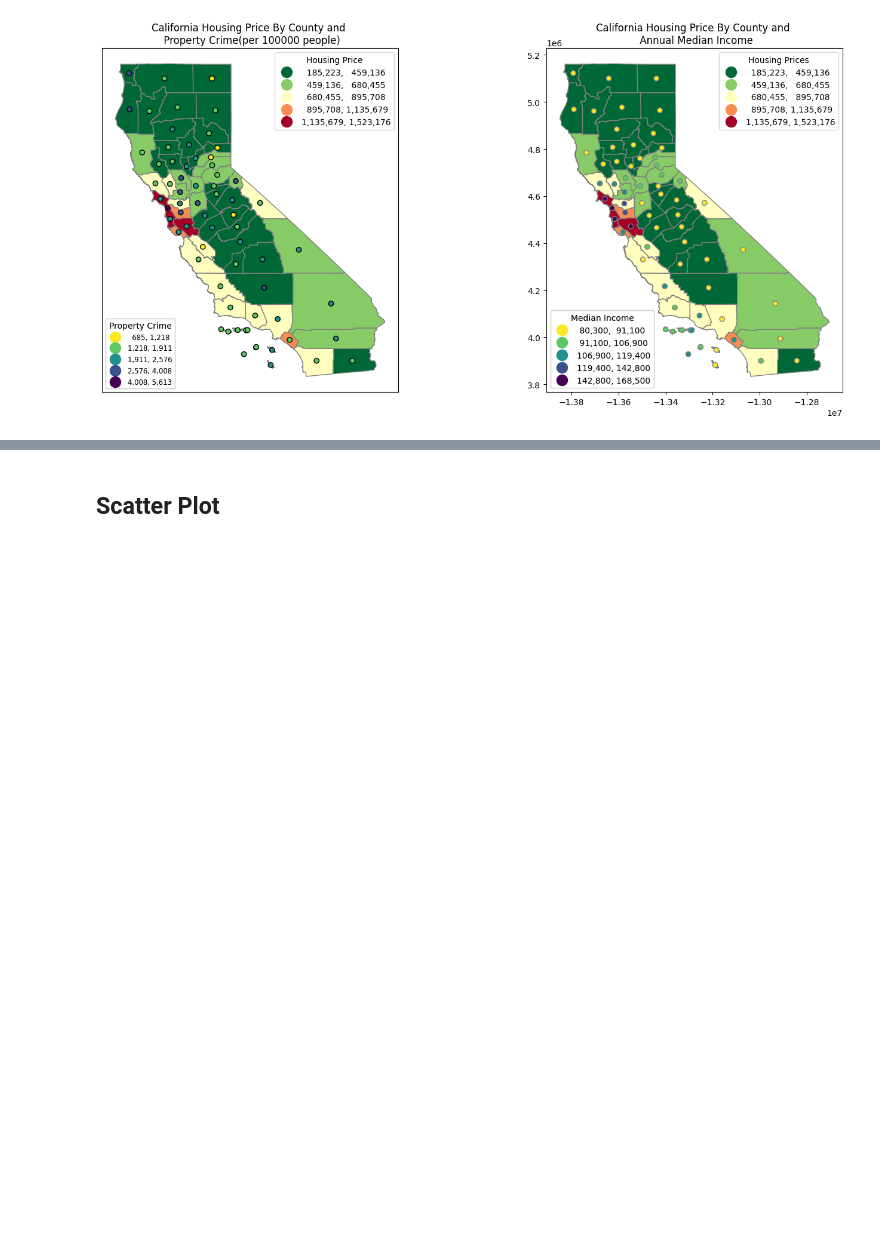
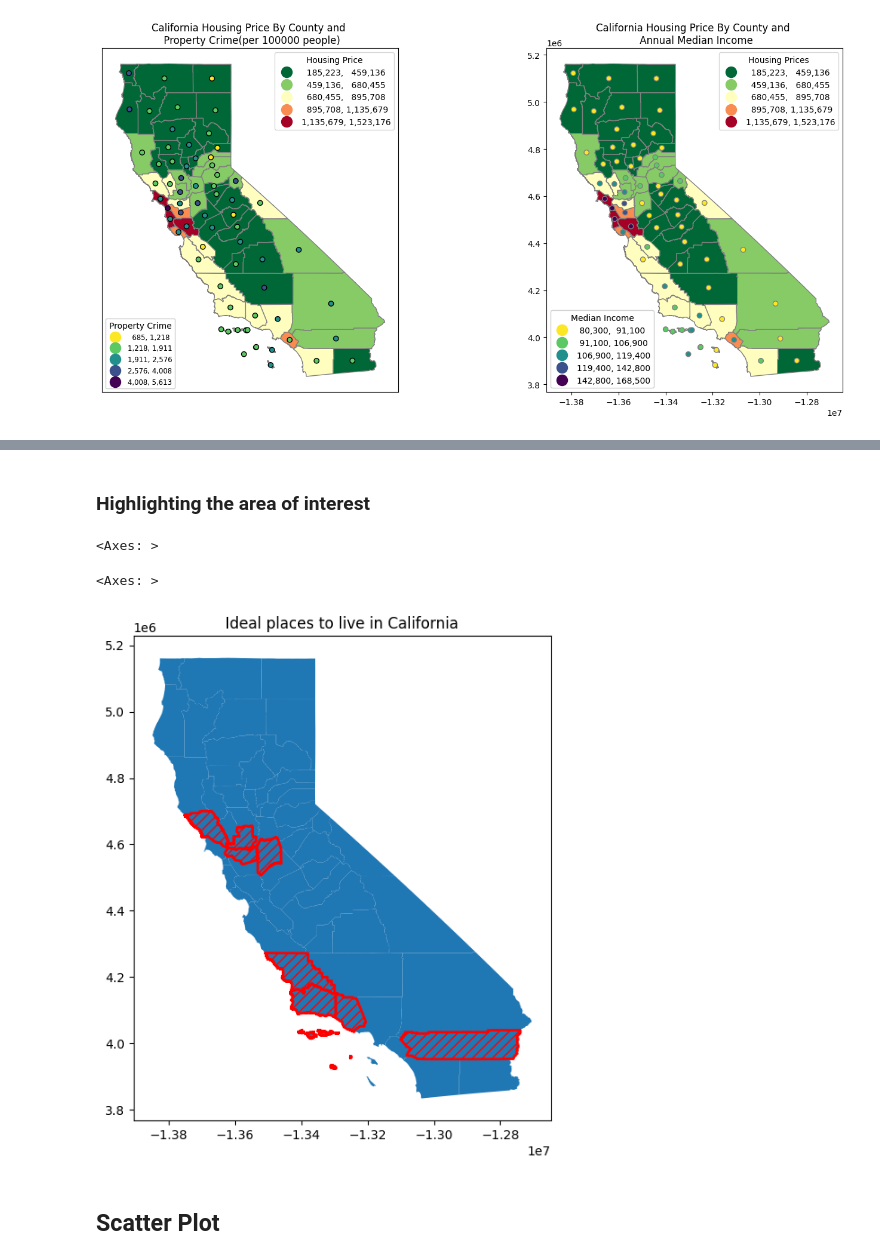
Before and after one commit to ramannaik1408/GIS, a Jupyter notebook: ps2.ipynb, the cells around one changed output, grey strips where cells are left out. Saved outputs shown, nothing was run; the diff lists cells and outputs as text; code cells hidden in the pictures; blank space fills up the shorter version.

```diff
--- a/ps2.ipynb
+++ b/ps2.ipynb
@@ -603,3 +613,15 @@ ax2.add_artist(l4)
+# %% [markdown]
+### Highlighting the area of interest
+# %%
+cali_highlight=cali_final.query("COUNTY_NAM=='Ventura' | COUNTY_NAM=='Santa Barbara' | COUNTY_NAM=='San Bernito' | COUNTY_NAM=='San Joaquin' | COUNTY_NAM=='Contra Costa' | COUNTY_NAM=='Solano' | COUNTY_NAM=='Sonoma' | COUNTY_NAM=='San Luis Obispo' | COUNTY_NAM=='Riverside'")
+fig, ax = plt.subplots(1, figsize=(6,10))
+cali_final.plot(ax=ax)
+cali_highlight.plot(ax=ax,edgecolor='red',linewidth=2, facecolor="none",alpha=1,hatch='///')
+ax.title.set_text("Ideal places to live in California")
+# %% [output]
+<Axes: >
+<Axes: >
+[figure, added]
 # %% [markdown]
 ## Scatter Plot
 # %% [markdown]
```
Also changed, not shown: parts of 5 cells of this notebook.
